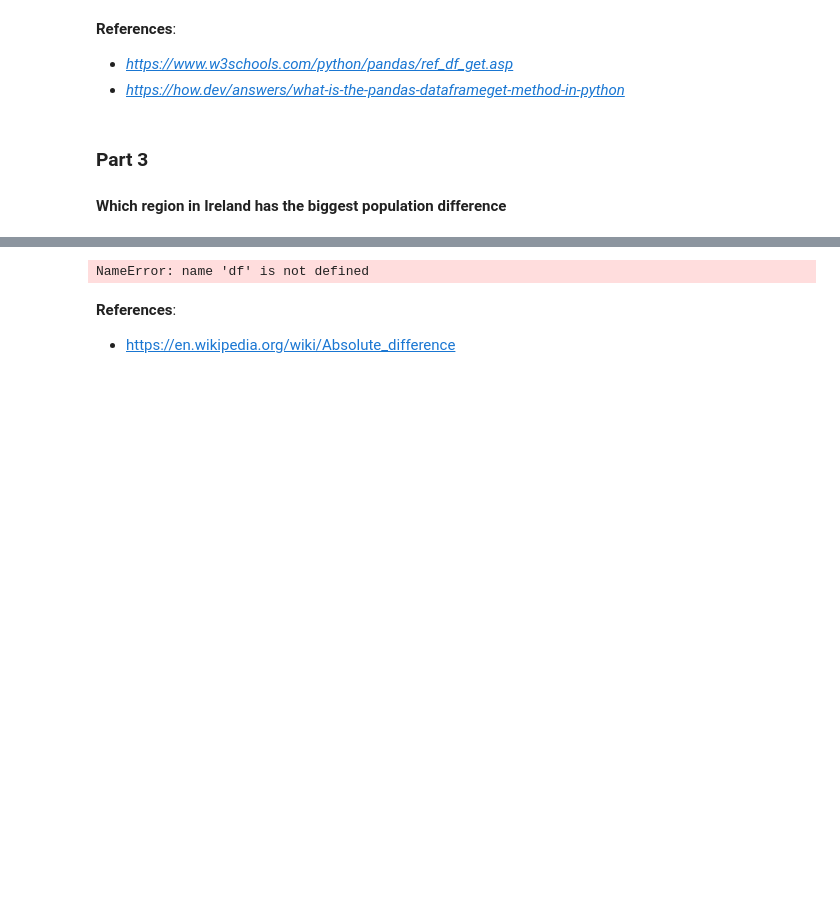
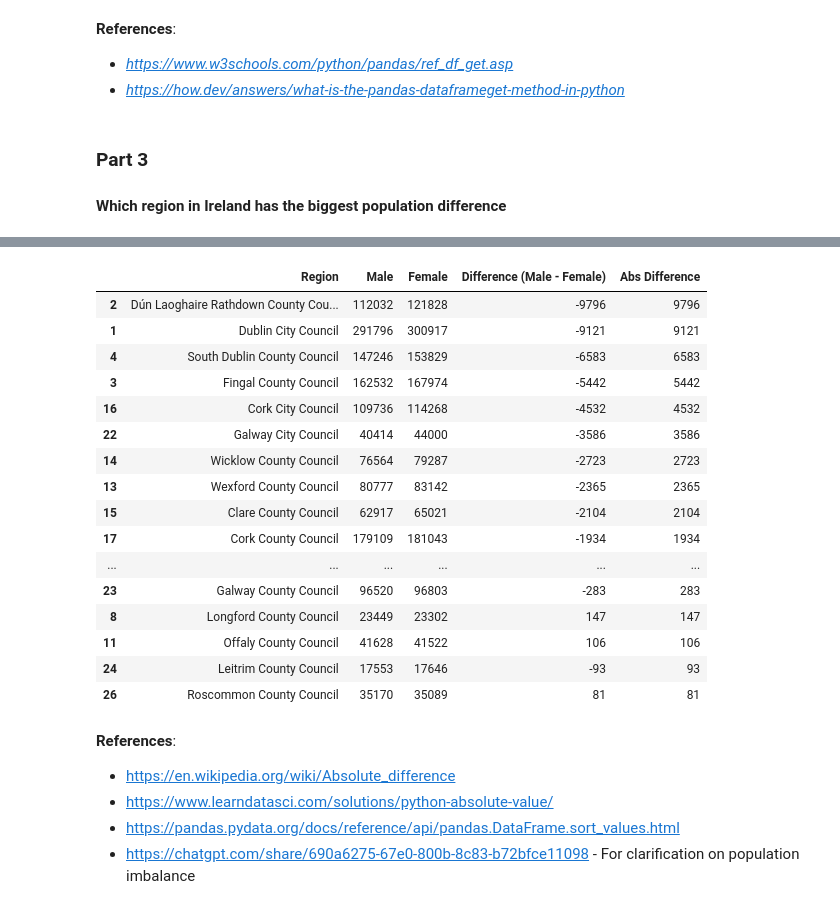
Before and after one commit to LoicBagnoud/Programming-for-Data-Analytics-Assignments, a Jupyter notebook: Week 5/assignment05-population.ipynb, the cells around one changed output, grey strips where cells are left out. Cells and saved outputs as stored; diff of their text form; code cells hidden in the pictures; blank space fills up the shorter version.

```diff
--- a/Week 5/assignment05-population.ipynb
+++ b/Week 5/assignment05-population.ipynb
@@ -288,62 +299,59 @@ __References__:
 # %%
-# For loop possibility
-
-# Create a list
+# We apply the same logic as before, with storing results in a list.
 region_results = []
 
-# Loop through each unique region
+# We loop through each unique region
 for region in df['Administrative Counties'].unique():
-    # Filter the data for just that region
+    # Making sure we skip Ireland, since that region will always have the highest value, since it has the biggest population numbers
+    if region == 'Ireland':
+        continue
     region_data = df[df['Administrative Counties'] == region]
 
-    # Initialize population values
+    # We get the values for each sex and sum them up.
     male_pop = region_data[region_data['Sex'] == 'Male']['VALUE'].sum()
     female_pop = region_data[region_data['Sex'] == 'Female']['VALUE'].sum()
 
-    # Calculate difference and absolute difference
+    # Calculate difference and absolute difference. For the absolute difference, I found out about the abs() functions, which I used below.
     diff = male_pop - female_pop
     abs_diff = abs(diff)
 
-    # Append results
+    # Append results the results to our list and we do it in a nice clean format.
     region_results.append({
         'Region': region,
         'Male': male_pop,
         'Female': female_pop,
         'Difference (Male - Female)': diff,
         'Abs Difference': abs_diff
     })
+
+# We transform our list into a dataframe.
+final_result = pd.DataFrame(region_results)
+
+# We sort it from lowest to highest so we can quickly see which region is the highest.
+final_result_sorted = final_result.sort_values('Abs Difference', ascending=False)
+final_result_sorted
+# %% [output]
+|  | Region | Male | Female | Difference (Male - Female) | Abs Difference |
+| 2 | Dún Laoghaire Rathdown County Cou... | 112032 | 121828 | -9796 | 9796 |
+| 1 | Dublin City Council | 291796 | 300917 | -9121 | 9121 |
+| 4 | South Dublin County Council | 147246 | 153829 | -6583 | 6583 |
+| 3 | Fingal County Council | 162532 | 167974 | -5442 | 5442 |
+| 16 | Cork City Council | 109736 | 114268 | -4532 | 4532 |
+| 22 | Galway City Council | 40414 | 44000 | -3586 | 3586 |
+| 14 | Wicklow County Council | 76564 | 79287 | -2723 | 2723 |
+| 13 | Wexford County Council | 80777 | 83142 | -2365 | 2365 |
+| 15 | Clare County Council | 62917 | 65021 | -2104 | 2104 |
+| 17 | Cork County Council | 179109 | 181043 | -1934 | 1934 |
+| ... | ... | ... | ... | ... | ... |
+| 23 | Galway County Council | 96520 | 96803 | -283 | 283 |
+| 8 | Longford County Council | 23449 | 23302 | 147 | 147 |
+| 11 | Offaly County Council | 41628 | 41522 | 106 | 106 |
+| 24 | Leitrim County Council | 17553 | 17646 | -93 | 93 |
+| 26 | Roscommon County Council | 35170 | 35089 | 81 | 81 |
-# %%
-# Group the data by region and sex, summing the population (VALUE)
-region_sex_total = df.groupby(['Administrative Counties', 'Sex'])['VALUE'].sum().unstack()
-
-# Simpler solution
-'''
-male = df[df['Sex'] == 'Male'].groupby('Administrative Counties')['VALUE'].sum()
-female = df[df['Sex'] == 'Female'].groupby('Administrative Counties')['VALUE'].sum()
-difference = male - female
-'''
-
-# Calculate the difference: Male - Female
-region_sex_total['Difference (Male - Female)'] = (
-    region_sex_total.get('Male', 0) - region_sex_total.get('Female', 0)
-)
-
-# Also calculate the absolute difference
-region_sex_total['Abs Difference'] = region_sex_total['Difference (Male - Female)'].abs()
-
-# Sort to find the region with the highest absolute difference
-region_sex_total_sorted = region_sex_total.sort_values(by='Abs Difference', ascending=False)
-
-# Display the top region
-top_region_overall = region_sex_total_sorted.head(1)
-print("Region with the largest overall population difference between sexes:")
-print(top_region_overall)
-
-# Optional: Save full result to CSV
-region_sex_total_sorted.to_csv("region_sex_difference_overall.csv")
-# %% [output]
-NameError: name 'df' is not defined
 # %% [markdown]
 __References__:
 >
 - https://en.wikipedia.org/wiki/Absolute_difference
+- https://www.learndatasci.com/solutions/python-absolute-value/
+- https://pandas.pydata.org/docs/reference/api/pandas.DataFrame.sort_values.html
+- https://chatgpt.com/share/690a6275-67e0-800b-8c83-b72bfce11098 - For clarification on population imbalance
```
Also changed, not shown: parts of 7 cells of this notebook, 2 other files.
